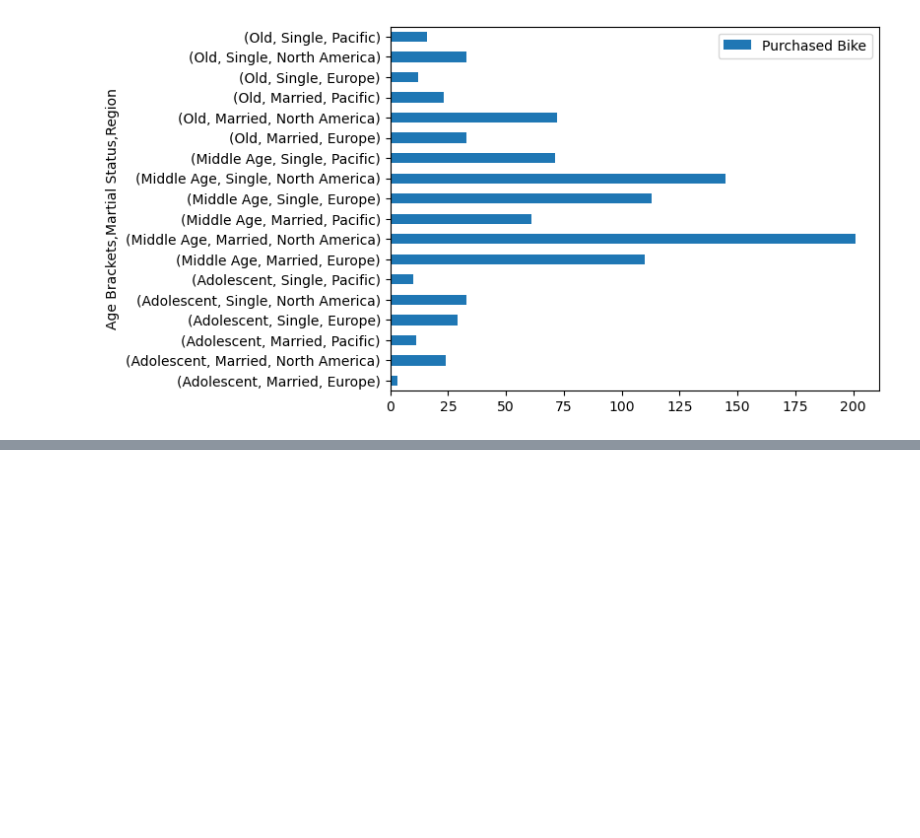
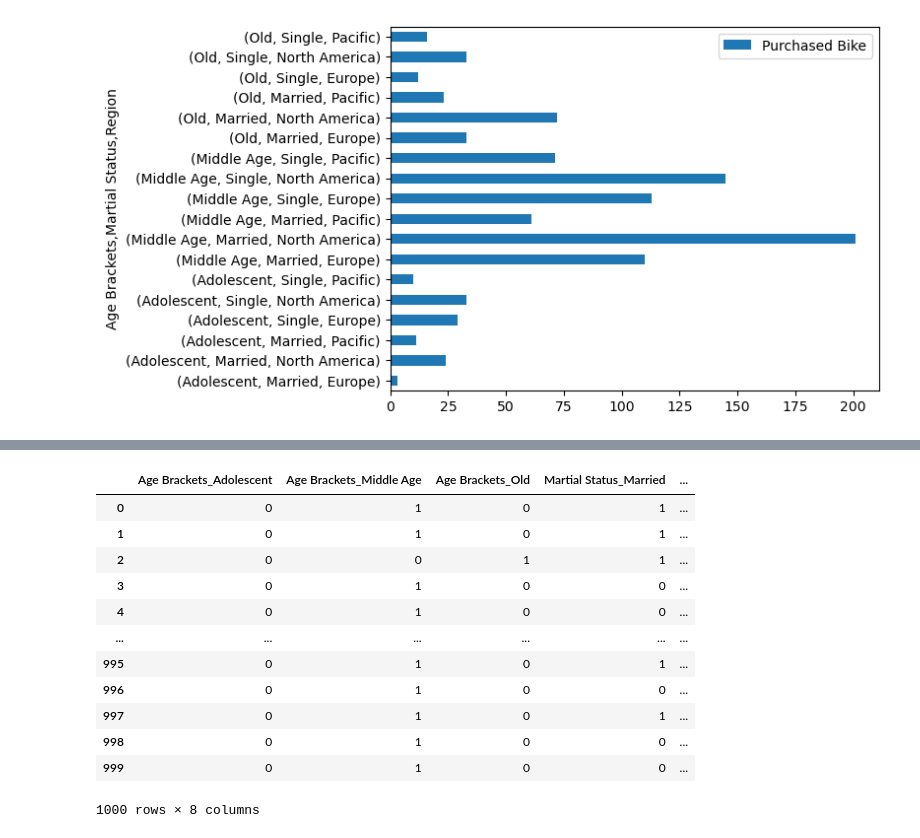
Before and after one commit to alexkrdozo/Compra_de_Bicicletas_Review, a Jupyter notebook: bikes_vs.ipynb, the cells around one changed output, grey strips where cells are left out. Saved outputs shown, nothing was run; the diff lists cells and outputs as text; code cells hidden in the pictures; blank space fills up the shorter version.

```diff
--- a/bikes_vs.ipynb
+++ b/bikes_vs.ipynb
@@ -211,3 +213,6 @@ agrupado.plot(kind='barh')
 # %% [output]
 <Axes: ylabel='Age Brackets,Martial Status,Region'>
 [figure]
+# %%
+X = df[['Age Brackets', 'Martial Status', 'Region']]
+X.head()
@@ -213,0 +237,17 @@ agrupado.plot(kind='barh')
+# %%
+enconded = pd.get_dummies(X, dtype=int)
+enconded
+# %% [output]
+|  | Age Brackets_Adolescent | Age Brackets_Middle Age | Age Brackets_Old | Martial Status_Married | ... |
+| 0 | 0 | 1 | 0 | 1 | ... |
+| 1 | 0 | 1 | 0 | 1 | ... |
+| 2 | 0 | 0 | 1 | 1 | ... |
+| 3 | 0 | 1 | 0 | 0 | ... |
+| 4 | 0 | 1 | 0 | 0 | ... |
+| ... | ... | ... | ... | ... | ... |
+| 995 | 0 | 1 | 0 | 1 | ... |
+| 996 | 0 | 1 | 0 | 0 | ... |
+| 997 | 0 | 1 | 0 | 1 | ... |
+| 998 | 0 | 1 | 0 | 0 | ... |
+| 999 | 0 | 1 | 0 | 0 | ... |
+1000 rows × 8 columns
```
Also changed, not shown: parts of 11 cells of this notebook.
